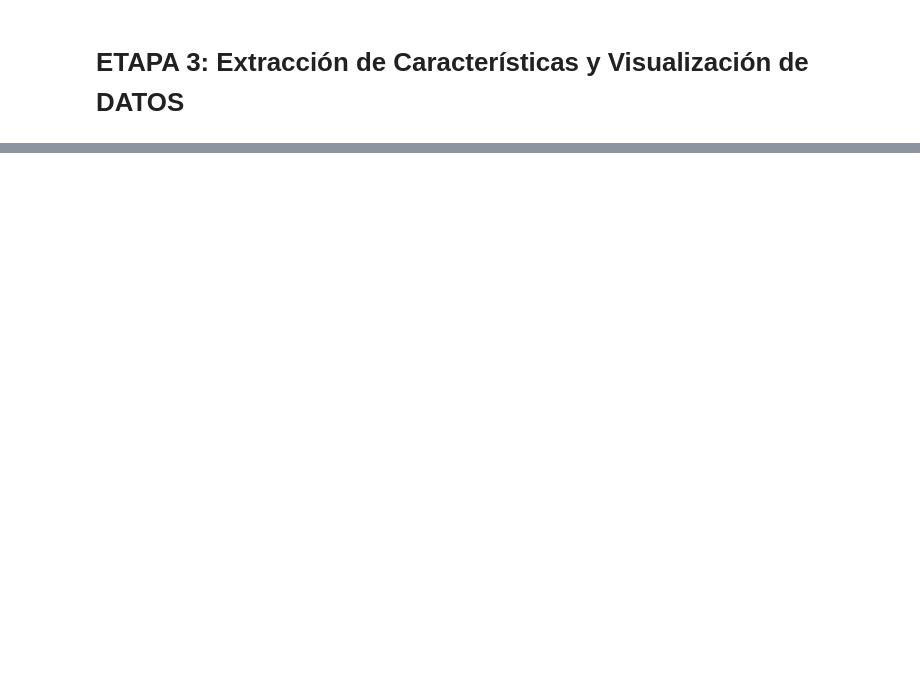
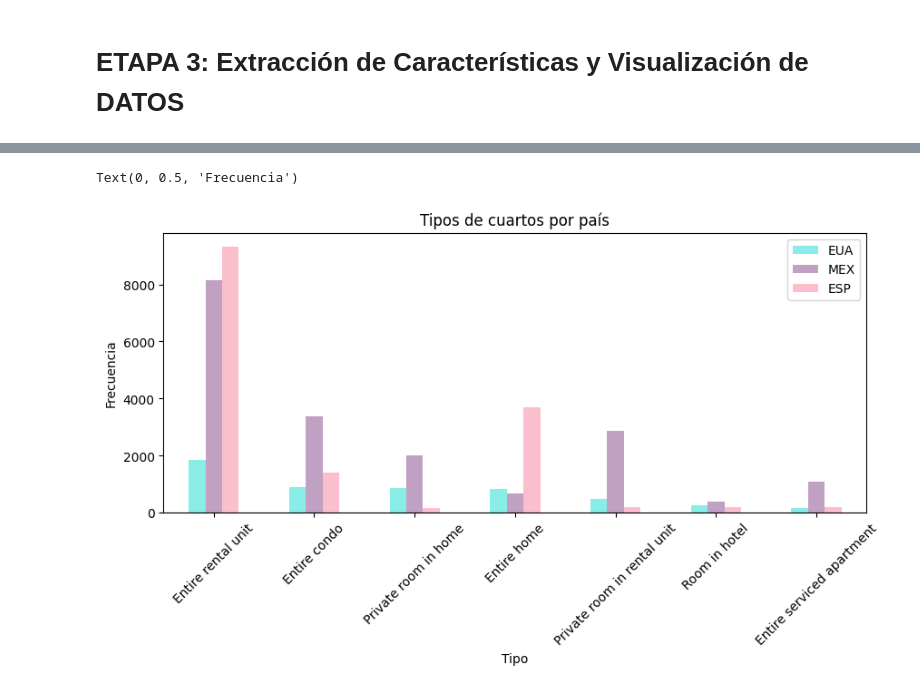
Before and after one commit to saraibare/5.-Evaluacion, a Jupyter notebook: Act_5_Evaluación.ipynb, the cells around one changed output, grey strips where cells are left out. Drawn from its saved outputs; the diff is of its cells as text; code cells hidden in the pictures; blank space fills up the shorter version.

```diff
--- a/Act_5_Evaluación.ipynb
+++ b/Act_5_Evaluación.ipynb
@@ -1142,0 +1134,20 @@ files.download('españafiltroj.csv')
+# %%
+tableCeua= freq_tbl(eua['property_type'])
+tableCeua = tableCeua.drop(['cumulative_perc','percentage'], axis=1)
+tableCeua = tableCeua[tableCeua['frequency']>100]
+tableCeua = tableCeua.rename(columns = {'frequency':'EUA'})
+
+tableCmexico= freq_tbl(mexico['property_type'])
+tableCmexico = tableCmexico.drop(['cumulative_perc','percentage'], axis=1)
+tableCmexico = tableCmexico[tableCmexico['frequency']>100]
+tableCmexico = tableCmexico.rename(columns = {'frequency':'MEX',})
+
+tableCespaña= freq_tbl(españa['property_type'])
+tableCespaña = tableCespaña.drop(['cumulative_perc','percentage'], axis=1)
+tableCespaña = tableCespaña[tableCespaña['frequency']>100]
+tableCespaña = tableCespaña.rename(columns = {'frequency':'ESP'})
+# %%
+tableC = pd.merge(tableCeua, tableCmexico, on= 'property_type')
+tableC = pd.merge(tableC, tableCespaña, on= 'property_type')
+tableC = tableC.set_index('property_type')
+tableC
@@ -1142,0 +1164,9 @@ files.download('españafiltroj.csv')
+# %%
+tableC.plot(kind = 'bar', color =  ['#88ECE7','#c0a0c3','#FBBECC'], width=0.5, figsize=(10,4))
+plt.xticks(rotation=45)
+plt.title('Tipos de cuartos por país')
+plt.xlabel('Tipo')
+plt.ylabel('Frecuencia')
+# %% [output]
+Text(0, 0.5, 'Frecuencia')
+[figure, added]
```
Also changed, not shown: parts of 29 cells of this notebook.
